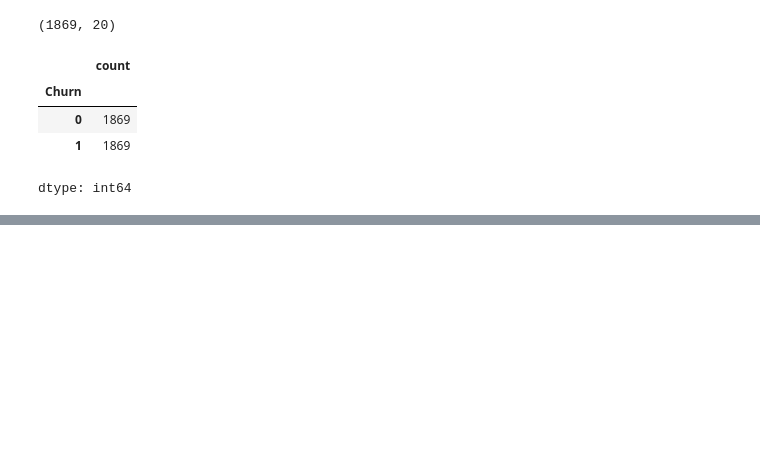
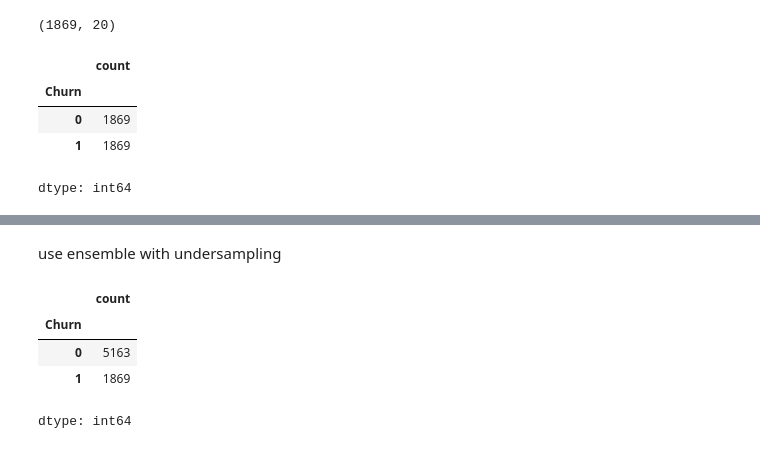
Before and after one commit to Karthikard/DL, a Jupyter notebook: 5_churn.ipynb, the cells around one changed output, grey strips where cells are left out. Drawn from its saved outputs; the diff is of its cells as text; code cells hidden in the pictures; blank space fills up the shorter version.

```diff
--- a/5_churn.ipynb
+++ b/5_churn.ipynb
@@ -523,0 +583,10 @@ ValueError: Found input variables with inconsistent numbers of samples: [748, 14
+# %% [markdown]
+use ensemble with undersampling
+# %%
+df1.Churn.value_counts()
+# %% [output]
+|  | count |
+| Churn |  |
+| 0 | 5163 |
+| 1 | 1869 |
+dtype: int64
```
Also changed, not shown: parts of 18 cells of this notebook.
